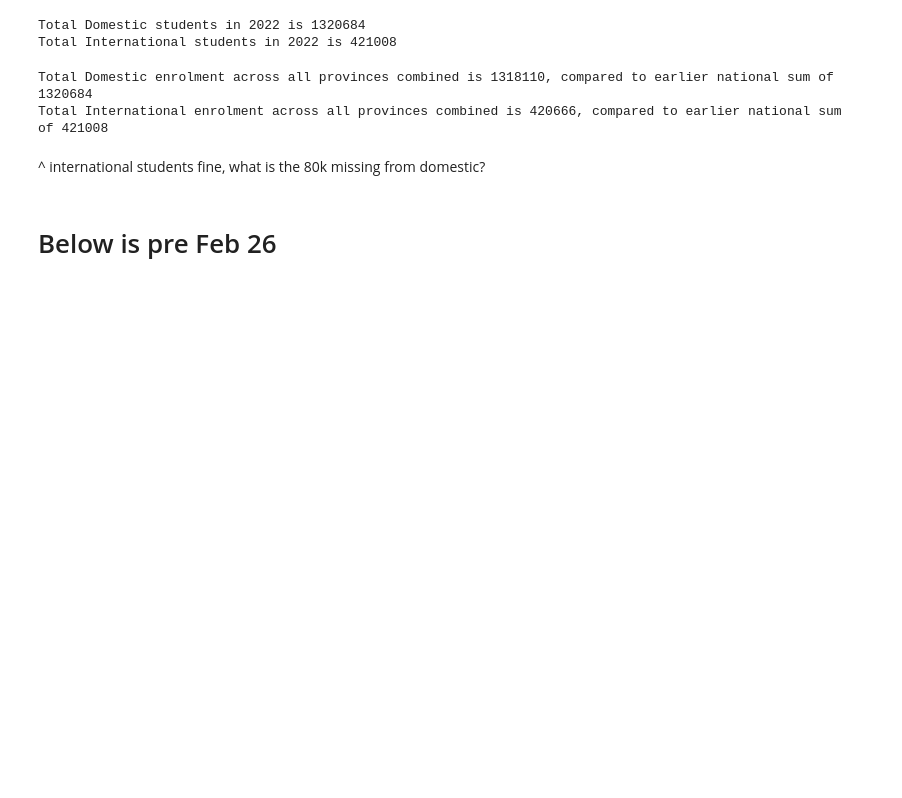
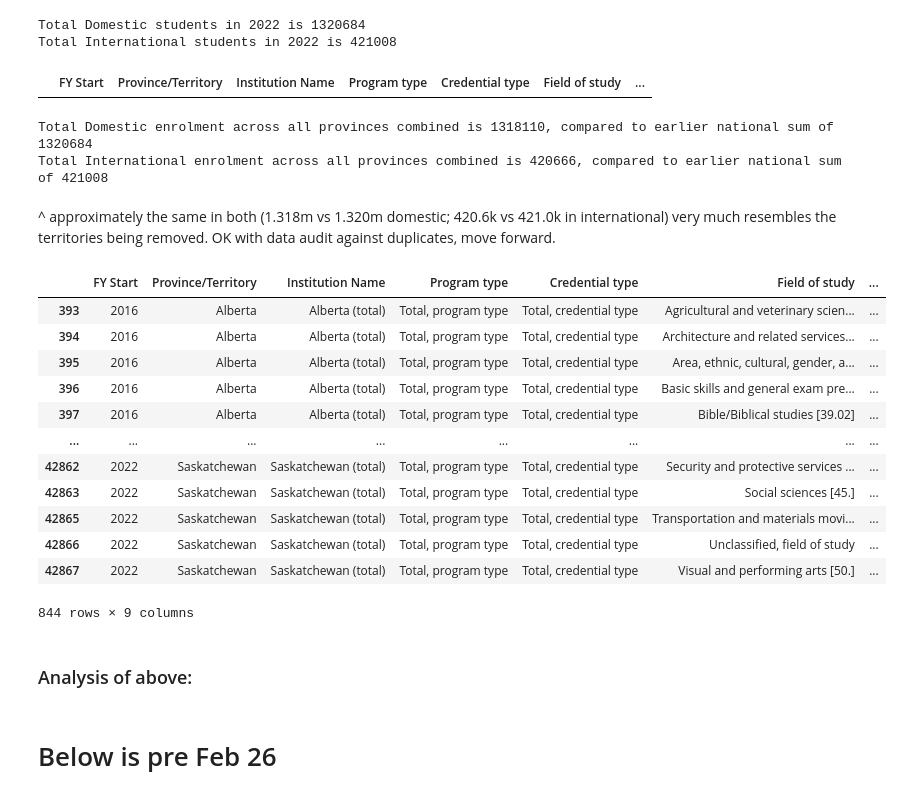
Before and after one commit to tjjdoherty/canadian-psi-project, a Jupyter notebook: program_cred_analysis.ipynb, the cells around one changed output. Saved outputs shown, nothing was run; the diff lists cells and outputs as text; code cells hidden in the pictures; blank space fills up the shorter version.

Commit message:
more field of study analysis by province

```diff
--- a/program_cred_analysis.ipynb
+++ b/program_cred_analysis.ipynb
@@ -2673,11 +2673,34 @@ print(f"Total International students in 2022 is {canada_intl[canada_intl['FY Sta
 # %% [output]
 Total Domestic students in 2022 is 1320684
 Total International students in 2022 is 421008
+# %%
+# check against double counting - the Canadian national figures shouldn't be here as we're looking at provincial level now
+fields_prov[fields_prov['Province/Territory'] == 'Canada']
+# %% [output]
+|  | FY Start | Province/Territory | Institution Name | Program type | Credential type | Field of study | ... |
 # %%
 print(f"Total Domestic enrolment across all provinces combined is {fields_prov[fields_prov['FY Start'] == 2022]['Domestic Enrolment'].sum()}, compared to earlier national sum of {canada_dom[canada_dom['FY Start'] == 2022]['Enrolment'].sum()}")
 print(f"Total International enrolment across all provinces combined is {fields_prov[fields_prov['FY Start'] == 2022]['International Enrolment'].sum()}, compared to earlier national sum of {canada_intl[canada_intl['FY Start'] == 2022]['Enrolment'].sum()}")
 # %% [output]
 Total Domestic enrolment across all provinces combined is 1318110, compared to earlier national sum of 1320684
 Total International enrolment across all provinces combined is 420666, compared to earlier national sum of 421008
-# %% [markdown]
-^ international students fine, what is the 80k missing from domestic?
+# %% [markdown]
+^ approximately the same in both (1.318m vs 1.320m domestic; 420.6k vs 421.0k in international) very much resembles the territories being removed. OK with data audit against duplicates, move forward.
+# %%
+fields_prov_16_22 = fields_prov[fields_prov['FY Start'].isin([2016, 2022])]
+# %%
+fields_prov_16_22
+# %% [output]
+|  | FY Start | Province/Territory | Institution Name | Program type | Credential type | Field of study | ... |
+| 393 | 2016 | Alberta | Alberta (total) | Total, program type | Total, credential type | Agricultural and veterinary scien... | ... |
+| 394 | 2016 | Alberta | Alberta (total) | Total, program type | Total, credential type | Architecture and related services... | ... |
+| 395 | 2016 | Alberta | Alberta (total) | Total, program type | Total, credential type | Area, ethnic, cultural, gender, a... | ... |
+| 396 | 2016 | Alberta | Alberta (total) | Total, program type | Total, credential type | Basic skills and general exam pre... | ... |
+| 397 | 2016 | Alberta | Alberta (total) | Total, program type | Total, credential type | Bible/Biblical studies [39.02] | ... |
+| ... | ... | ... | ... | ... | ... | ... | ... |
+| 42862 | 2022 | Saskatchewan | Saskatchewan (total) | Total, program type | Total, credential type | Security and protective services ... | ... |
+| 42863 | 2022 | Saskatchewan | Saskatchewan (total) | Total, program type | Total, credential type | Social sciences [45.] | ... |
+| 42865 | 2022 | Saskatchewan | Saskatchewan (total) | Total, program type | Total, credential type | Transportation and materials movi... | ... |
+| 42866 | 2022 | Saskatchewan | Saskatchewan (total) | Total, program type | Total, credential type | Unclassified, field of study | ... |
+| 42867 | 2022 | Saskatchewan | Saskatchewan (total) | Total, program type | Total, credential type | Visual and performing arts [50.] | ... |
+844 rows × 9 columns
@@ -2684,3 +2778,5 @@ Total International enrolment across all provinces combined is 420666, compared
+# %% [markdown]
+### Analysis of above:
 # %% [markdown]
 # Below is pre Feb 26
 # %% [markdown]
```
Also changed, not shown: parts of 8 cells of this notebook.
